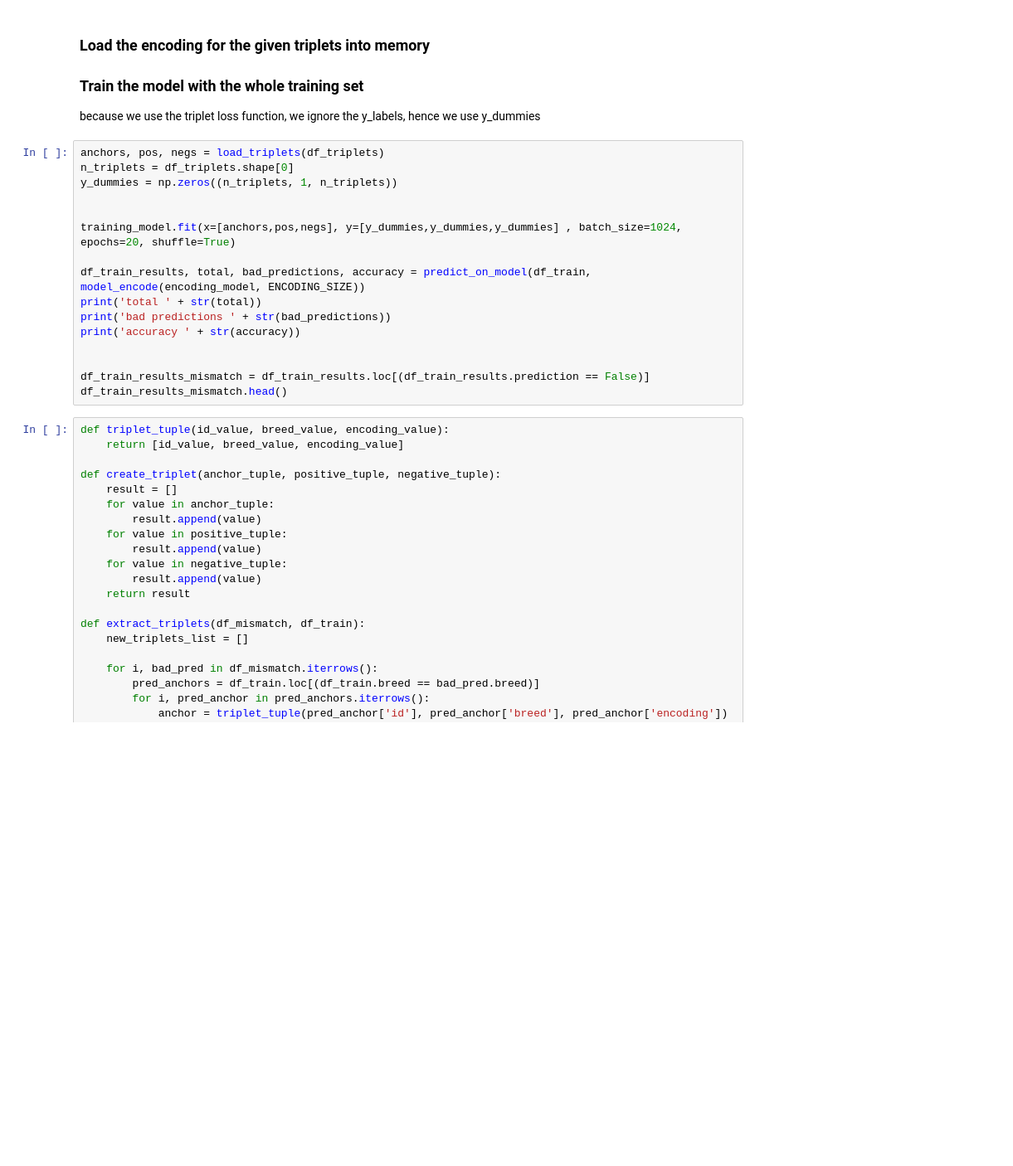
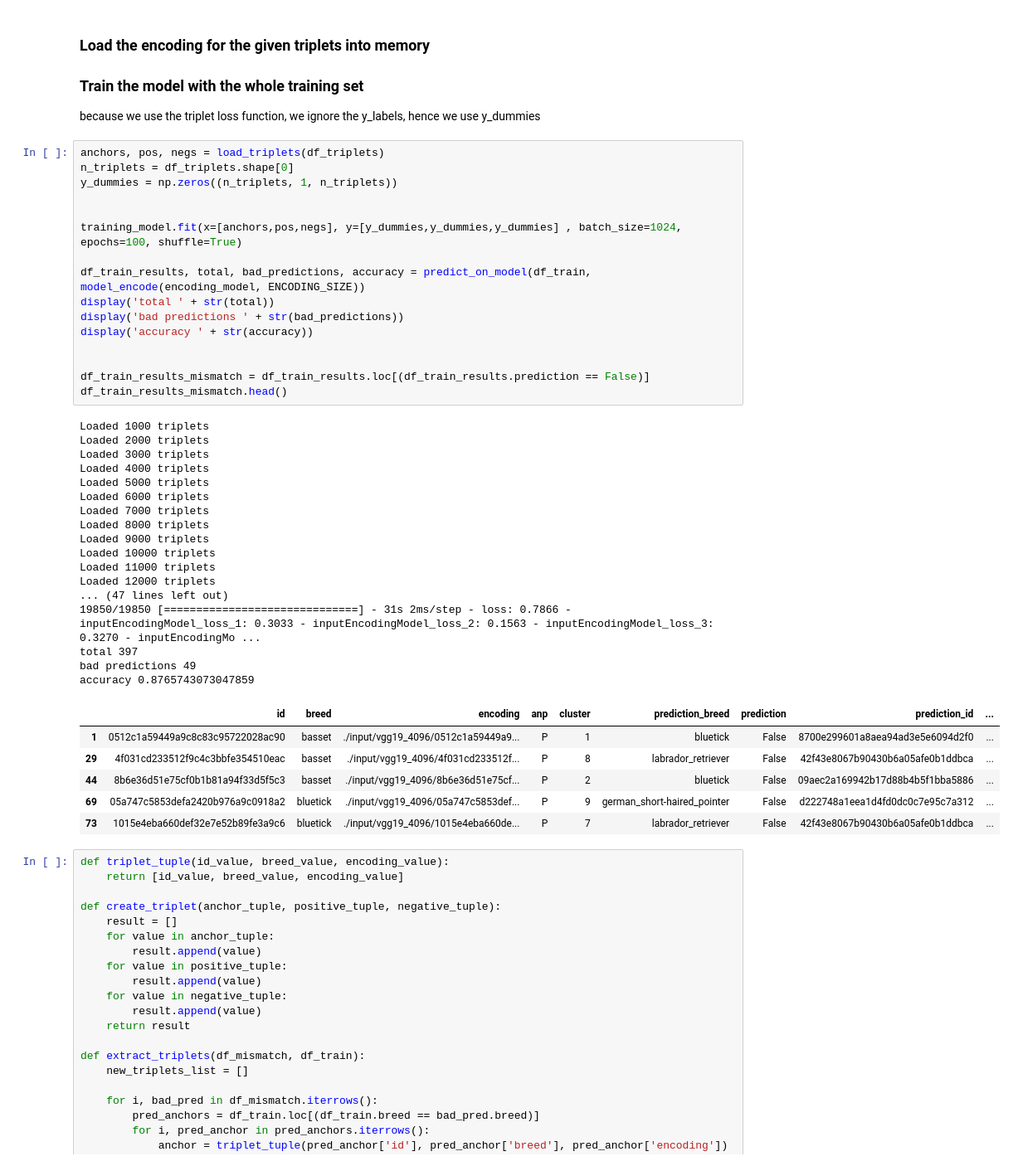
Before and after one commit to alechfho/dog_breed, a Jupyter notebook: doggie_breed_new.ipynb, the cells around one changed output. Shown at 83% size. Cells and saved outputs as stored; diff of their text form; blank space fills up the shorter version.

Commit message:
AH: increase the number of epochs to train

```diff
--- a/doggie_breed_new.ipynb
+++ b/doggie_breed_new.ipynb
@@ -140,19 +176,43 @@ because we use the triplet loss function, we ignore the y_labels, hence we use y
 # %%
 anchors, pos, negs = load_triplets(df_triplets)
 n_triplets = df_triplets.shape[0]
 y_dummies = np.zeros((n_triplets, 1, n_triplets))
 
 
-training_model.fit(x=[anchors,pos,negs], y=[y_dummies,y_dummies,y_dummies] , batch_size=1024, epochs=20, shuffle=True)
+training_model.fit(x=[anchors,pos,negs], y=[y_dummies,y_dummies,y_dummies] , batch_size=1024, epochs=100, shuffle=True)
 
 df_train_results, total, bad_predictions, accuracy = predict_on_model(df_train, model_encode(encoding_model, ENCODING_SIZE))
-print('total ' + str(total))
-print('bad predictions ' + str(bad_predictions))
-print('accuracy ' + str(accuracy))
+display('total ' + str(total))
+display('bad predictions ' + str(bad_predictions))
+display('accuracy ' + str(accuracy))
 
 
 df_train_results_mismatch = df_train_results.loc[(df_train_results.prediction == False)]
 df_train_results_mismatch.head()
+# %% [output]
+Loaded 1000 triplets
+Loaded 2000 triplets
+Loaded 3000 triplets
+Loaded 4000 triplets
+Loaded 5000 triplets
+Loaded 6000 triplets
+Loaded 7000 triplets
+Loaded 8000 triplets
+Loaded 9000 triplets
+Loaded 10000 triplets
+Loaded 11000 triplets
+Loaded 12000 triplets
+... (47 lines left out)
+19850/19850 [==============================] - 31s 2ms/step - loss: 0.7866 - inputEncodingModel_loss_1: 0.3033 - inputEncodingModel_loss_2: 0.1563 - inputEncodingModel_loss_3: 0.3270 - inputEncodingMo ...
+total 397
+bad predictions 49
+accuracy 0.8765743073047859
+|  | id | breed | encoding | anp | cluster | prediction_breed | prediction | prediction_id | ... |
+| 1 | 0512c1a59449a9c8c83c95722028ac90 | basset | ./input/vgg19_4096/0512c1a59449a9... | P | 1 | bluetick | False | 8700e299601a8aea94ad3e5e6094d2f0 | ... |
+| 29 | 4f031cd233512f9c4c3bbfe354510eac | basset | ./input/vgg19_4096/4f031cd233512f... | P | 8 | labrador_retriever | False | 42f43e8067b90430b6a05afe0b1ddbca | ... |
+| 44 | 8b6e36d51e75cf0b1b81a94f33d5f5c3 | basset | ./input/vgg19_4096/8b6e36d51e75cf... | P | 2 | bluetick | False | 09aec2a169942b17d88b4b5f1bba5886 | ... |
+| 69 | 05a747c5853defa2420b976a9c0918a2 | bluetick | ./input/vgg19_4096/05a747c5853def... | P | 9 | german_short-haired_pointer | False | d222748a1eea1d4fd0dc0c7e95c7a312 | ... |
+| 73 | 1015e4eba660def32e7e52b89fe3a9c6 | bluetick | ./input/vgg19_4096/1015e4eba660de... | P | 7 | labrador_retriever | False | 42f43e8067b90430b6a05afe0b1ddbca | ... |
 # %%
 def triplet_tuple(id_value, breed_value, encoding_value):
     return [id_value, breed_value, encoding_value]
```
Also changed, not shown: parts of 6 cells of this notebook.
